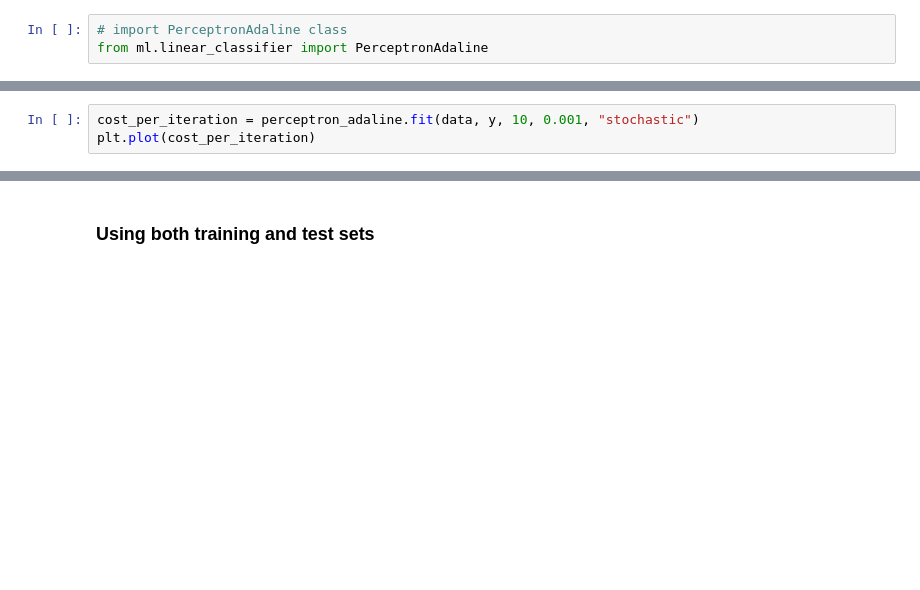
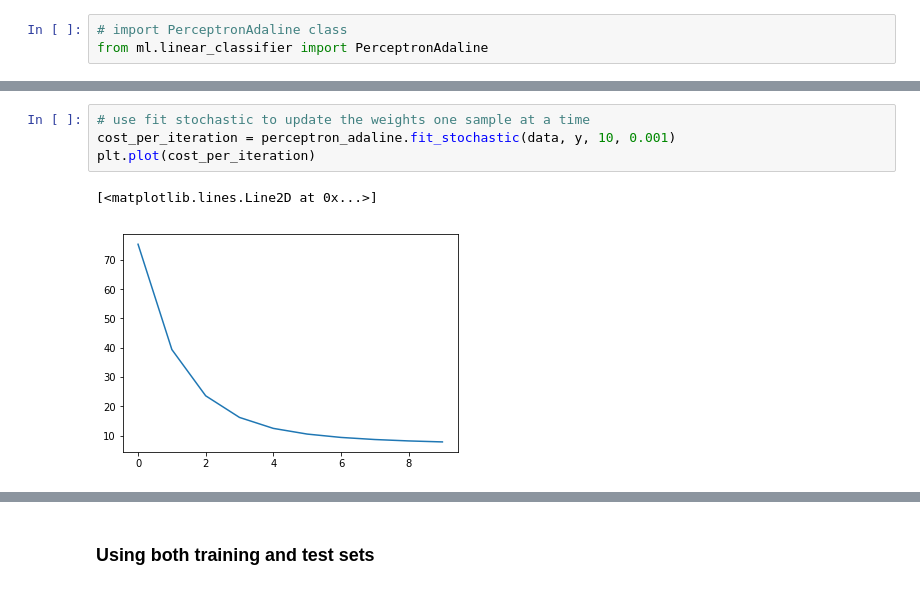
Before and after one commit to HeatherRB/MLLib, a Jupyter notebook: perceptron.ipynb, the cells around one changed output, grey strips where cells are left out. Drawn from its saved outputs; the diff is of its cells as text; blank space fills up the shorter version.

```diff
--- a/perceptron.ipynb
+++ b/perceptron.ipynb
@@ -79,5 +93,9 @@ print("n errors: %i" % (perceptron_adaline.predict(data) - y != 0).sum())
 # %%
-cost_per_iteration = perceptron_adaline.fit(data, y, 10, 0.001, "stochastic")
+# use fit stochastic to update the weights one sample at a time
+cost_per_iteration = perceptron_adaline.fit_stochastic(data, y, 10, 0.001)
 plt.plot(cost_per_iteration)
+# %% [output]
+[<matplotlib.lines.Line2D at 0x...>]
+[figure, added]
 # %%
 print("n errors: %i" % (perceptron_adaline.predict(data) - y != 0).sum())
```
Also changed, not shown: parts of 17 cells of this notebook, 2 other files.
